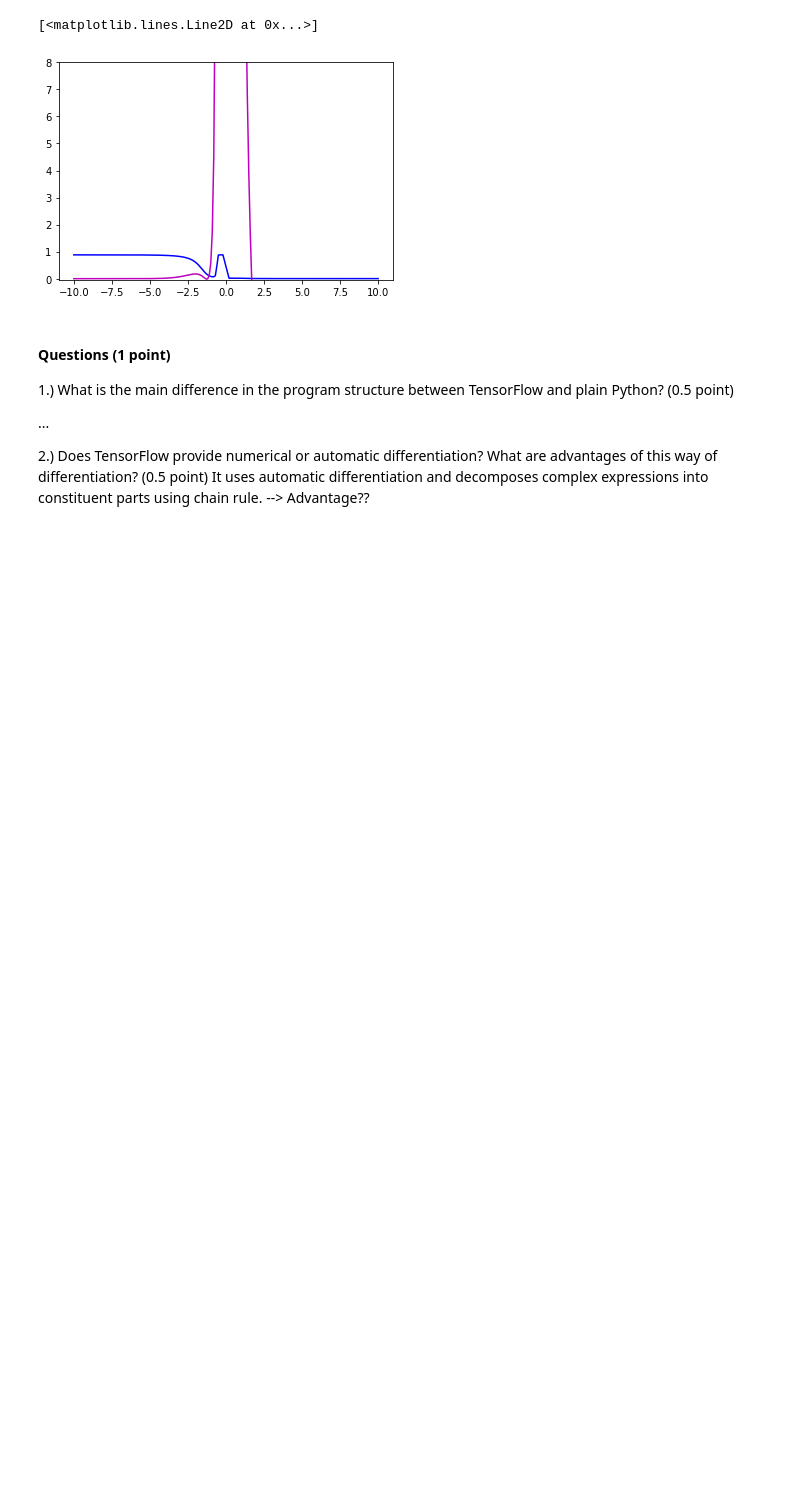
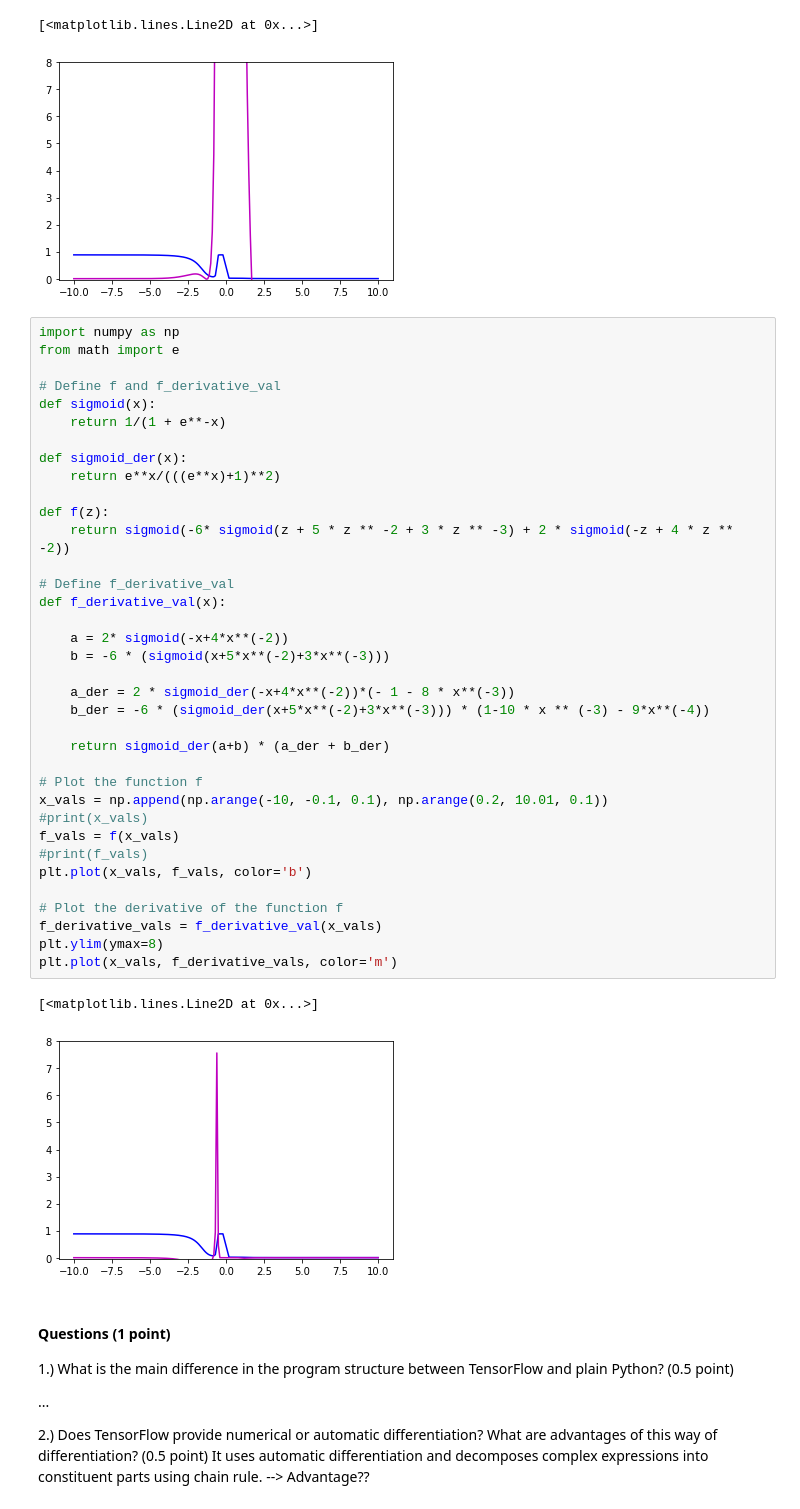
Before and after one commit to RainbowRevenge/NNIA, a Jupyter notebook: nniasheet2final.ipynb, the cells around one changed output. Saved outputs shown, nothing was run; the diff lists cells and outputs as text; blank space fills up the shorter version.

```diff
--- a/nniasheet2final.ipynb
+++ b/nniasheet2final.ipynb
@@ -322,6 +357,45 @@ plt.plot(x_vals, f_derivative_vals, color='m')
 # %% [output]
 [<matplotlib.lines.Line2D at 0x...>]
 [figure]
+# %%
+import numpy as np
+from math import e
+
+# Define f and f_derivative_val
+def sigmoid(x):
+    return 1/(1 + e**-x)
+
+def sigmoid_der(x):
+    return e**x/(((e**x)+1)**2)
+
+def f(z):
+    return sigmoid(-6* sigmoid(z + 5 * z ** -2 + 3 * z ** -3) + 2 * sigmoid(-z + 4 * z ** -2))
+
+# Define f_derivative_val
+def f_derivative_val(x):
+
+    a = 2* sigmoid(-x+4*x**(-2))
+    b = -6 * (sigmoid(x+5*x**(-2)+3*x**(-3)))
+
+    a_der = 2 * sigmoid_der(-x+4*x**(-2))*(- 1 - 8 * x**(-3))
+    b_der = -6 * (sigmoid_der(x+5*x**(-2)+3*x**(-3))) * (1-10 * x ** (-3) - 9*x**(-4))
+
+    return sigmoid_der(a+b) * (a_der + b_der)
+
+# Plot the function f
+x_vals = np.append(np.arange(-10, -0.1, 0.1), np.arange(0.2, 10.01, 0.1))
+#print(x_vals)
+f_vals = f(x_vals)
+#print(f_vals)
+plt.plot(x_vals, f_vals, color='b')
+
+# Plot the derivative of the function f
+f_derivative_vals = f_derivative_val(x_vals)
+plt.ylim(ymax=8)
+plt.plot(x_vals, f_derivative_vals, color='m')
+# %% [output]
+[<matplotlib.lines.Line2D at 0x...>]
+[figure, added]
 # %% [markdown]
 #### Questions (1 point)
 1.) What is the main difference in the program structure between TensorFlow and plain Python? (0.5 point)
```
Also changed, not shown: parts of 1 cell of this notebook.
